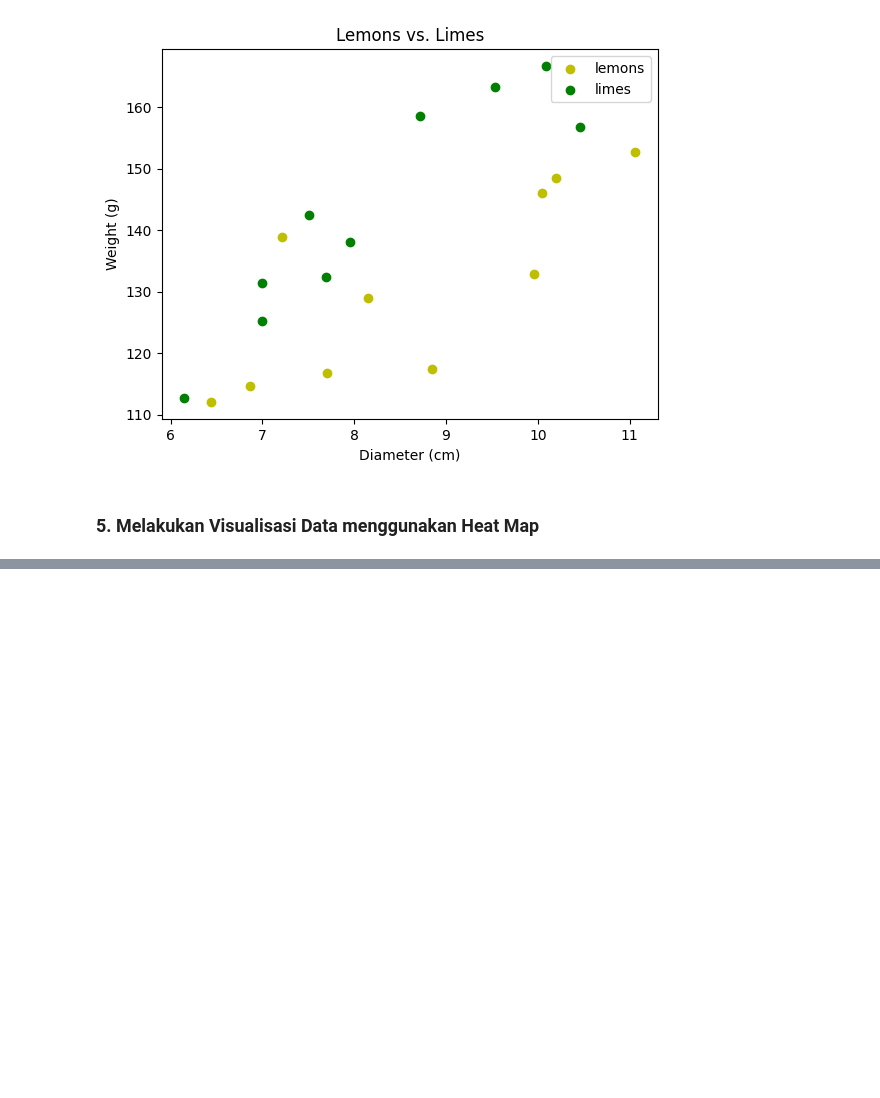
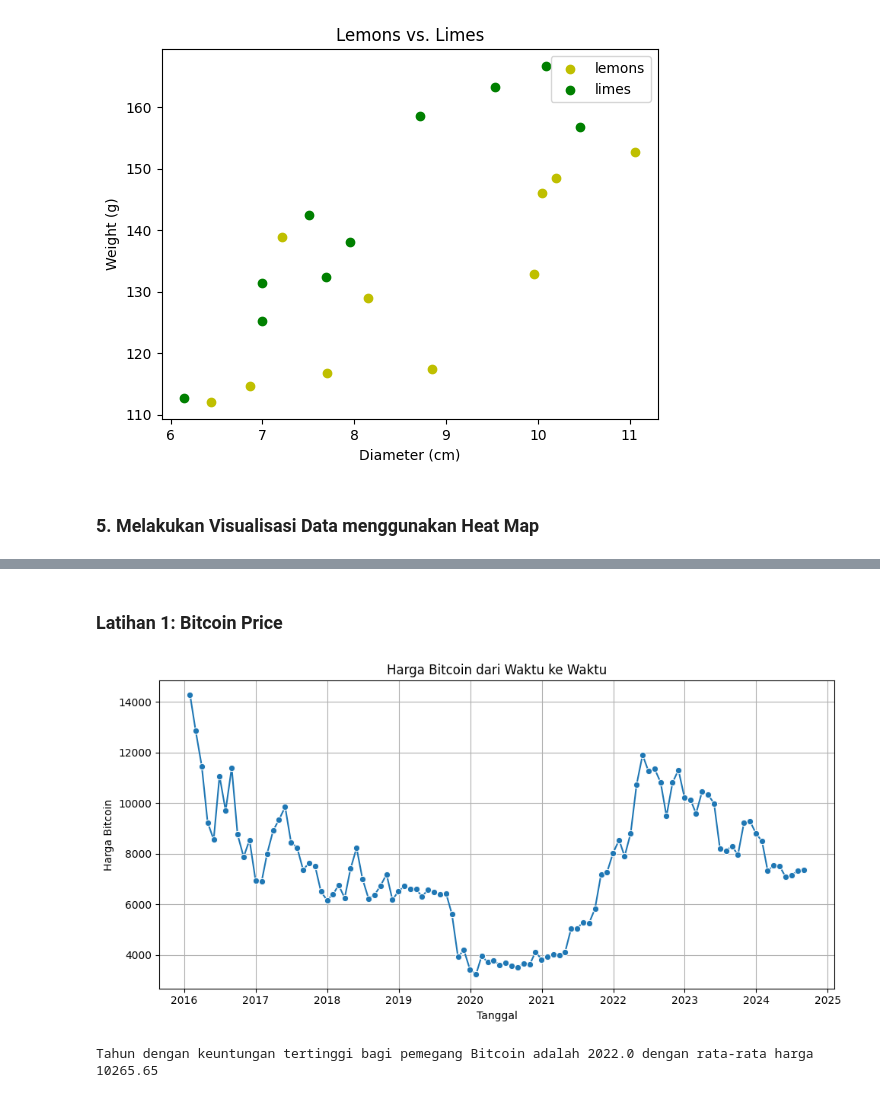
Before and after one commit to Radityaz/2025_AI_TI1B, a Jupyter notebook: RikoAdityaZaki_AI_06.ipynb, the cells around one changed output, grey strips where cells are left out. Cells and saved outputs as stored; diff of their text form; code cells hidden in the pictures; blank space fills up the shorter version.

```diff
--- a/RikoAdityaZaki_AI_06.ipynb
+++ b/RikoAdityaZaki_AI_06.ipynb
@@ -111,0 +142,44 @@ months = ['J', 'F', 'M', 'A', 'M', 'J', 'J', 'A', 'S', 'O', 'N', 'D']
+# %% [markdown]
+### Latihan 1: Bitcoin Price
+# %%
+# Dataset harga
+prices = [14292.2, 12858.9, 11467.5, 9241.1, 8559.6, 11073.5, 9704.3, 11402.3,
+          8762.0, 7874.9, 8547.4, 6938.2, 6905.7, 8004.4, 8923.1, 9352.4,
+          9853.5, 8459.5, 8245.1, 7361.3, 7646.6, 7515.8, 6505.8, 6167.3,
+          6398.9, 6765.5, 6254.8, 7408.7, 8234.1, 7014.3, 6231.6, 6379.1,
+          6734.8, 7189.6, 6184.3, 6519.0, 6729.6, 6603.9, 6596.3, 6321.7,
+          6572.2, 6494.2, 6386.2, 6427.1, 5621.8, 3920.4, 4196.2, 3430.4,
+          3228.7, 3964.4, 3706.8, 3785.4, 3597.2, 3677.8, 3570.9, 3502.5,
+          3661.4, 3616.8, 4120.4, 3823.1, 3944.3, 4006.4, 4002.5, 4111.8,
+          5046.2, 5051.8, 5290.2, 5265.9, 5830.9, 7190.3, 7262.6, 8027.4,
+          8545.7, 7901.4, 8812.5, 10721.7, 11906.5, 11268.0, 11364.9, 10826.7,
+          9492.1, 10815.7, 11314.5, 10218.1, 10131.0, 9594.4, 10461.1, 10337.3,
+          9993.0, 8208.5, 8127.3, 8304.4, 7957.3, 9230.6, 9300.6, 8804.5,
+          8497.3, 7324.1, 7546.6, 7510.9, 7080.8, 7156.2, 7321.5, 7376.8]
+
+# Buat DataFrame
+dates = pd.date_range(start='2016-01-01', periods=len(prices), freq='M')
+df = pd.DataFrame({'Date': dates, 'Price': prices})
+df['Year'] = df['Date'].dt.year
+
+# Rata-rata harga per tahun
+avg_by_year = df.groupby('Year')['Price'].mean().reset_index()
+
+# Tahun dengan rata-rata harga tertinggi
+best_year = avg_by_year.loc[avg_by_year['Price'].idxmax()]
+
+# Visualisasi
+plt.figure(figsize=(10,5))
+sns.lineplot(data=df, x='Date', y='Price', marker='o')
+plt.title("Harga Bitcoin dari Waktu ke Waktu")
+plt.xlabel("Tanggal")
+plt.ylabel("Harga Bitcoin")
+plt.grid(True)
+plt.tight_layout()
+plt.show()
+
+# Print hasil
+print(f"Tahun dengan keuntungan tertinggi bagi pemegang Bitcoin adalah {best_year['Year']} dengan rata-rata harga {best_year['Price']:.2f}")
+# %% [output]
+[figure, added]
+Tahun dengan keuntungan tertinggi bagi pemegang Bitcoin adalah 2022.0 dengan rata-rata harga 10265.65
```
Also changed, not shown: parts of 13 cells of this notebook.
